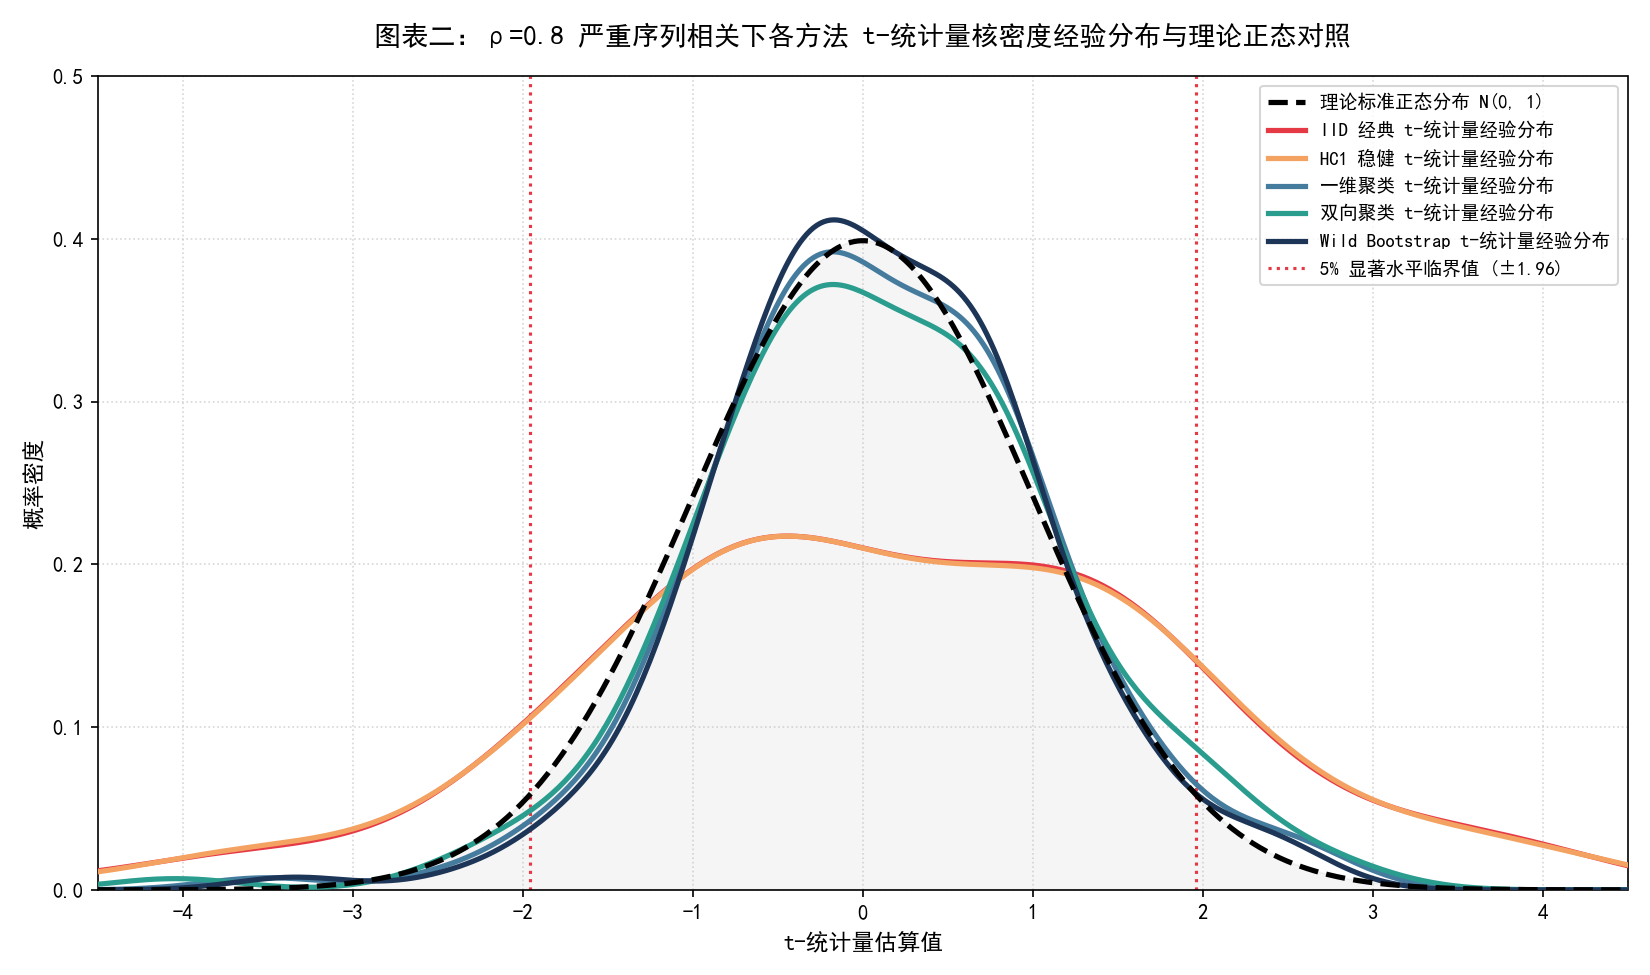
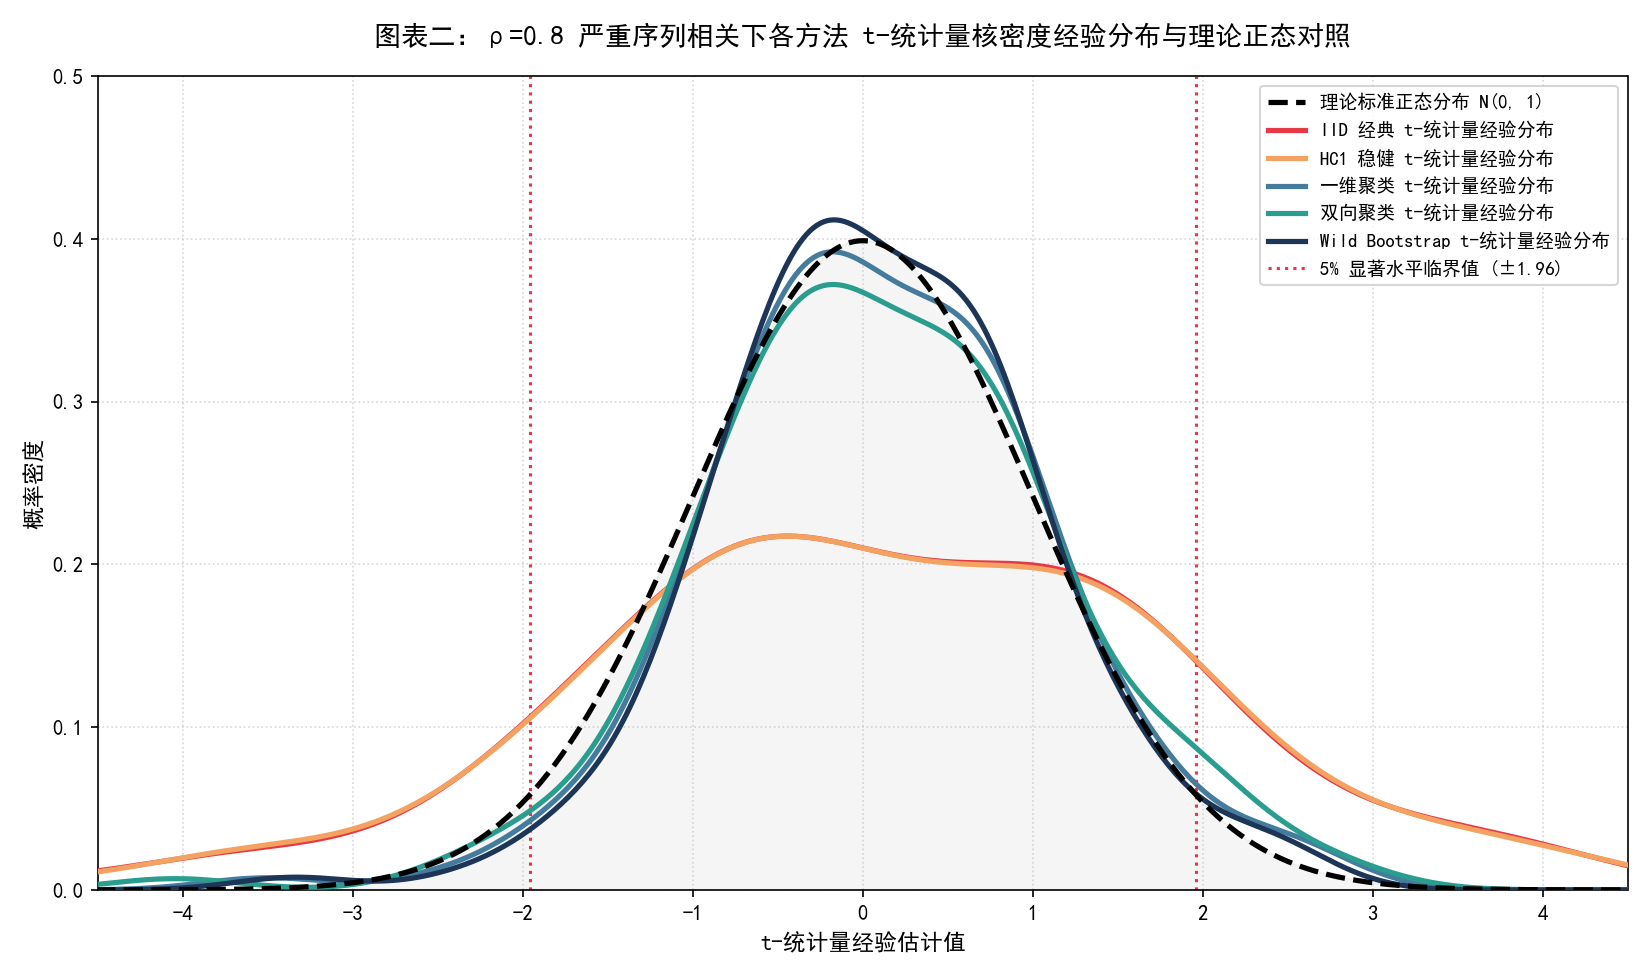
Unified diff of the notebook cell whose output changed from the first chart to the second:
--- before
+++ after
@@ -1,3 +1,2 @@
-# 图表一：五大推断方法实际拒绝率侵害退化柱状图
 fig1, ax1 = plt.subplots(figsize=(11, 6.5), dpi=150)
 colors = ['#E63946', '#F4A261', '#457B9D', '#2A9D8F', '#1D3557']
@@ -18,5 +17,5 @@
 plt.show()
 
-# 图表二：严重序列相关下各方法 t-统计量核密度经验分布与理论正态对照
+_, t_stats_rho08 = run_mc_simulation_full(rho=0.8, n_sims=150, seed=42, return_t_stats=True)
 fig2, ax2 = plt.subplots(figsize=(11, 6.5), dpi=150)
 t_labels = ['IID 经典', 'HC1 稳健', '一维聚类', '双向聚类', 'Wild Bootstrap']
@@ -33,5 +32,5 @@
 ax2.axvline(1.96, color='#E63946', linestyle=':', linewidth=1.5, label='5% 显著水平临界值 (±1.96)')
 ax2.set_title('图表二：\u03c1=0.8 严重序列相关下各方法 t-统计量核密度经验分布与理论正态对照', fontsize=13, fontweight='bold', pad=15)
-ax2.set_xlabel('t-统计量估算值', fontsize=11)
+ax2.set_xlabel('t-统计量经验估计值', fontsize=11)
 ax2.set_ylabel('概率密度', fontsize=11)
 ax2.set_xlim(-4.5, 4.5)

Commit: feat: implement fail-safe signature and separate t-statistic fetching to avoid type conflicts on manual runs